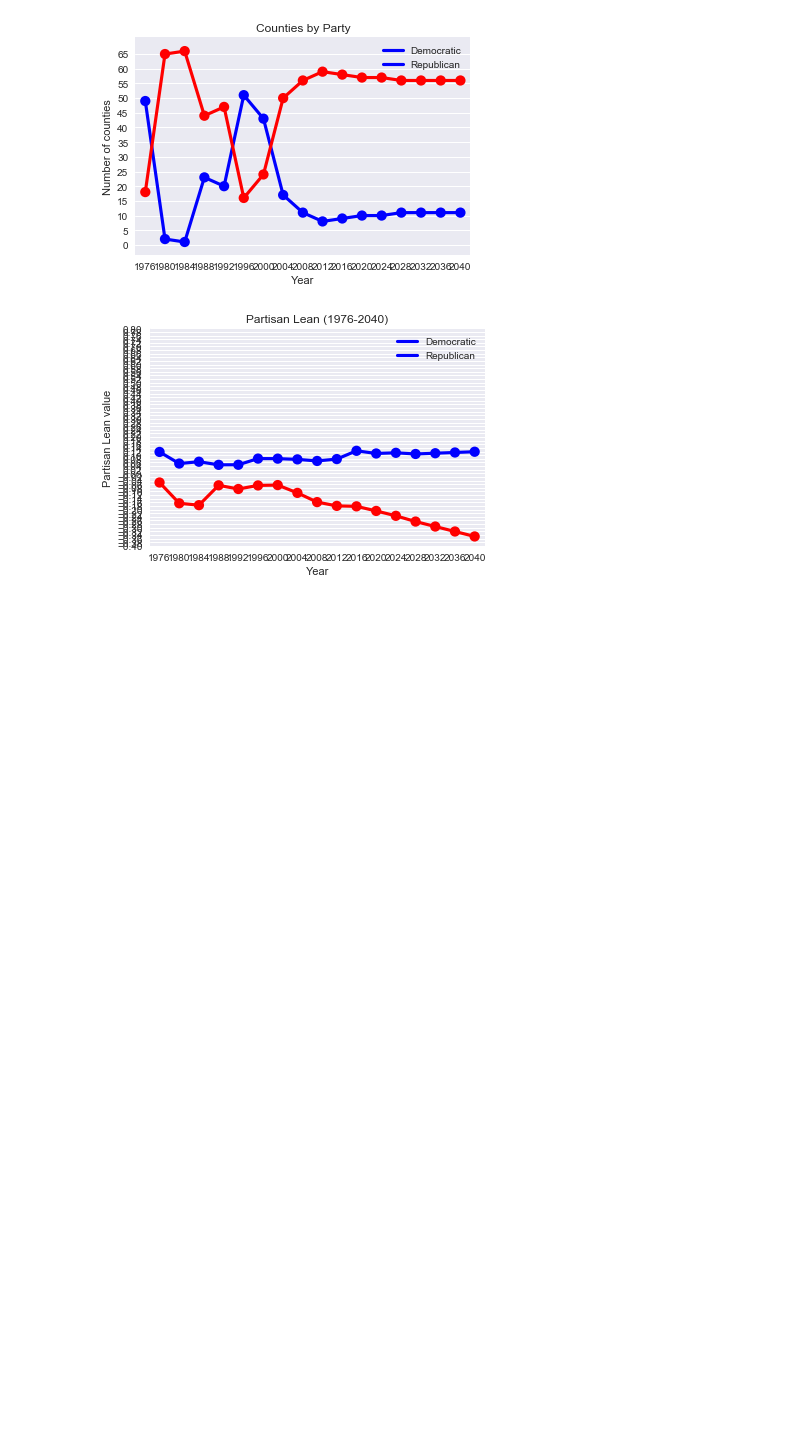
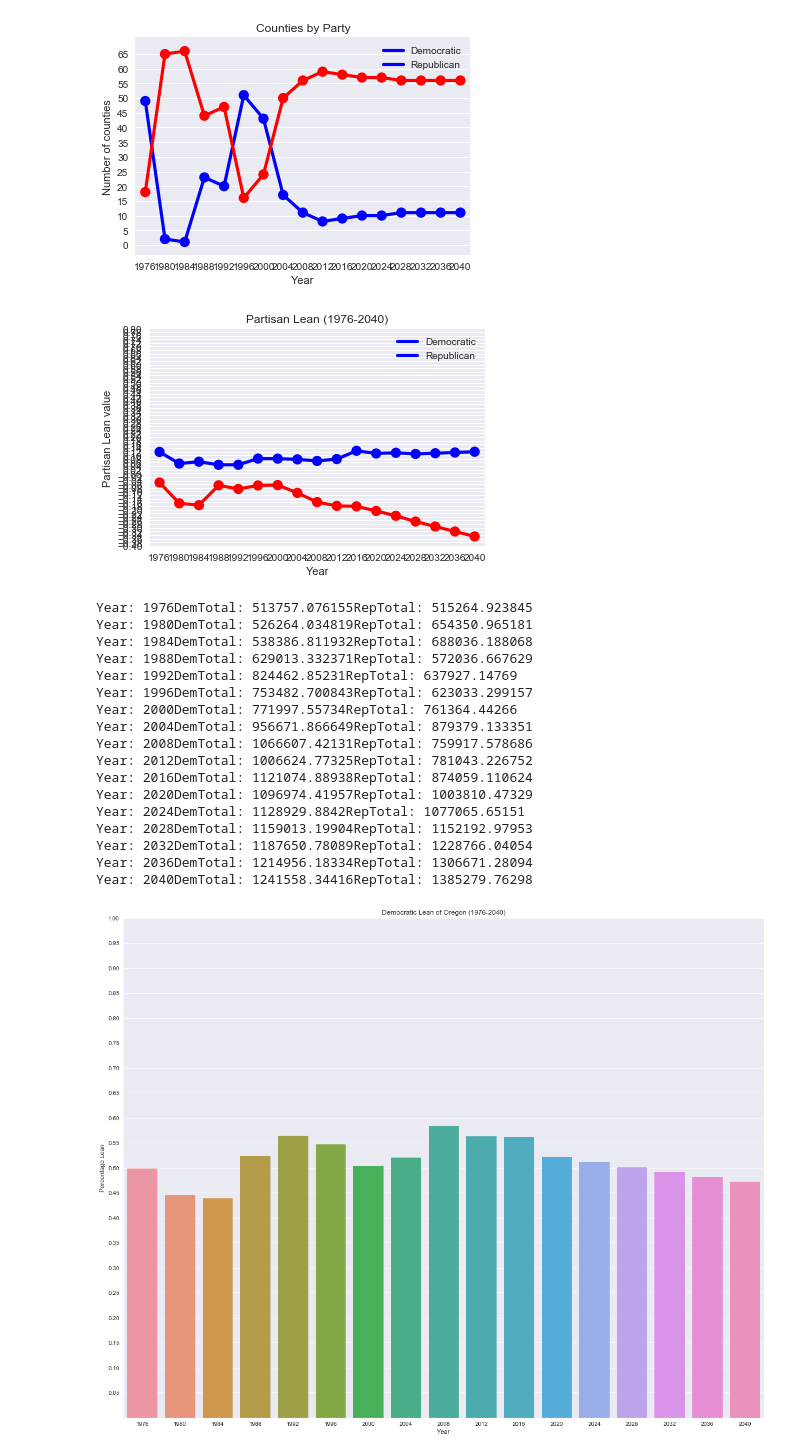
Before and after one commit to manav95/PartisanLeanRepo, a Jupyter notebook: FinalNotebook.ipynb, the cells around one changed output. Saved outputs shown, nothing was run; the diff lists cells and outputs as text; code cells hidden in the pictures; blank space fills up the shorter version.

```diff
--- a/FinalNotebook.ipynb
+++ b/FinalNotebook.ipynb
@@ -247,3 +255,6 @@ plotSums(floridaFrame)
 plotLeans(floridaFrame)
 # %% [output]
 [figure]
+# %%
+oregonFrame = pd.read_csv("OregonResults.csv")
+oregonCounties = ['Baker', 'Benton', 'Clackamas', 'Clatsop', 'Columbia', 'Coos', 'Crook', 'Curry', 'Deschutes', 'Douglas', 'Gilliam', 'Grant', 'Harney', 'Hood River', 'Jackson', 'Jefferson', 'Josephine', 'Klamath', 'Lake', 'Lane', 'Lincoln', 'Linn', 'Malheur', 'Marion', 'Morrow', 'Multnomah', 'Polk', 'Sherman', 'Tillamook', 'Umatilla', 'Union', 'Wallowa', 'Wasco', 'Washington', 'Wheeler', 'Yamhill']
@@ -249,0 +270,21 @@ plotLeans(floridaFrame)
+# %%
+constructBarplot(oregonFrame, 1976, 2044, "Democratic Lean of Oregon (1976-2040)")
+# %% [output]
+Year: 1976DemTotal: 513757.076155RepTotal: 515264.923845
+Year: 1980DemTotal: 526264.034819RepTotal: 654350.965181
+Year: 1984DemTotal: 538386.811932RepTotal: 688036.188068
+Year: 1988DemTotal: 629013.332371RepTotal: 572036.667629
+Year: 1992DemTotal: 824462.85231RepTotal: 637927.14769
+Year: 1996DemTotal: 753482.700843RepTotal: 623033.299157
+Year: 2000DemTotal: 771997.55734RepTotal: 761364.44266
+Year: 2004DemTotal: 956671.866649RepTotal: 879379.133351
+Year: 2008DemTotal: 1066607.42131RepTotal: 759917.578686
+Year: 2012DemTotal: 1006624.77325RepTotal: 781043.226752
+Year: 2016DemTotal: 1121074.88938RepTotal: 874059.110624
+Year: 2020DemTotal: 1096974.41957RepTotal: 1003810.47329
+Year: 2024DemTotal: 1128929.8842RepTotal: 1077065.65151
+Year: 2028DemTotal: 1159013.19904RepTotal: 1152192.97953
+Year: 2032DemTotal: 1187650.78089RepTotal: 1228766.04054
+Year: 2036DemTotal: 1214956.18334RepTotal: 1306671.28094
+Year: 2040DemTotal: 1241558.34416RepTotal: 1385279.76298
+[figure, added]
```
Also changed, not shown: parts of 8 cells of this notebook, 2 other files.
